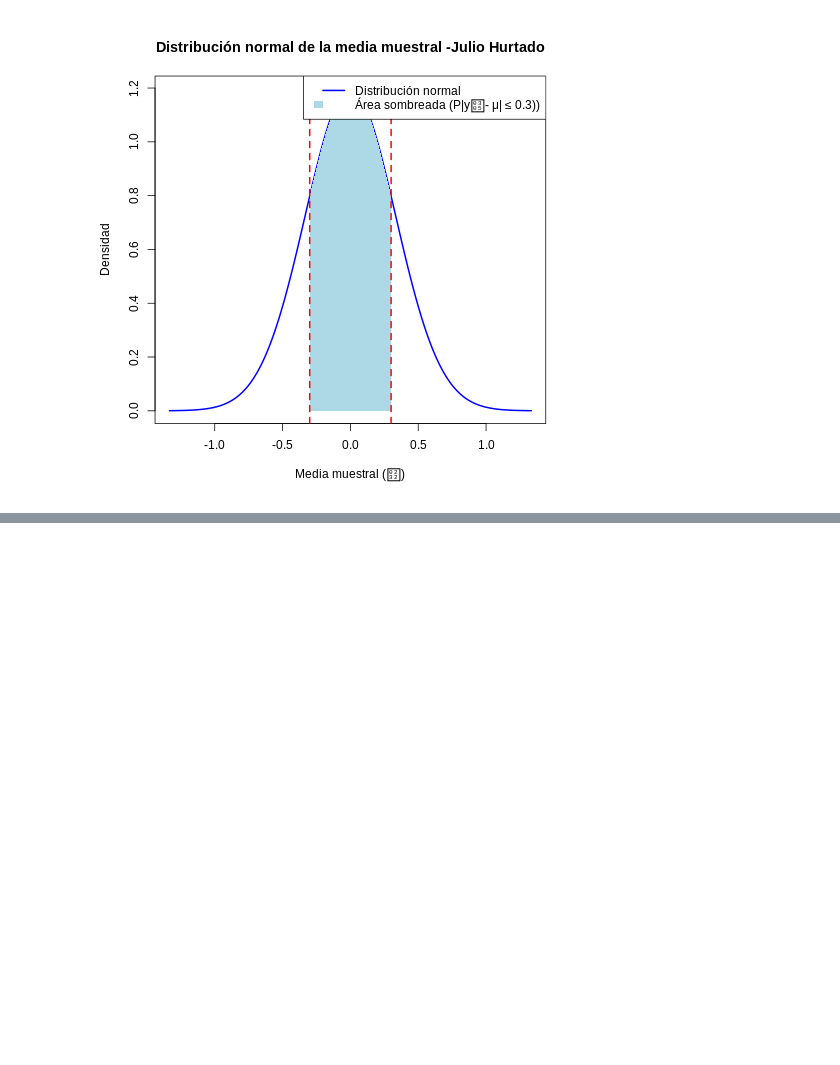
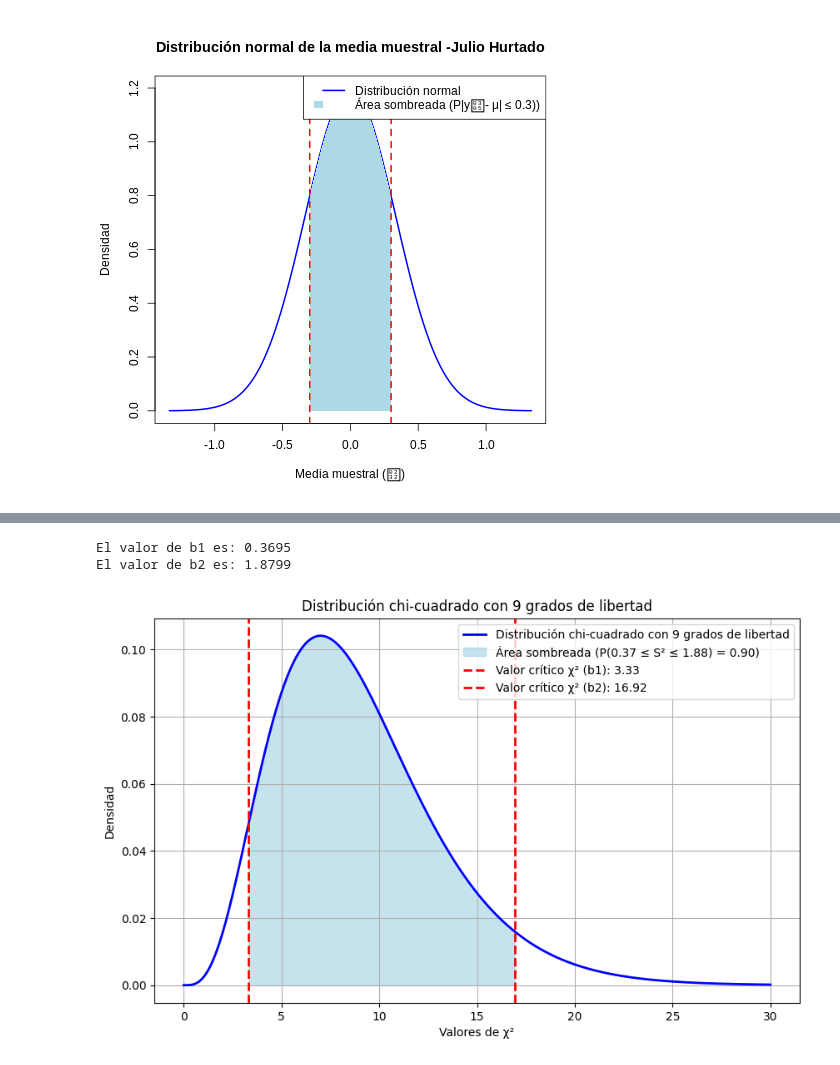
Before and after one commit to JSEFERINO/ESTADISTICA-INFERENCIAL-2025, a Jupyter notebook: B_Distribuciones_Muestrales.ipynb, the cells around one changed output, grey strips where cells are left out. Cells and saved outputs as stored; diff of their text form; code cells hidden in the pictures; blank space fills up the shorter version.

```diff
--- a/B_Distribuciones_Muestrales.ipynb
+++ b/B_Distribuciones_Muestrales.ipynb
@@ -190,0 +375,58 @@ legend("topright", legend = c("Distribución normal", "Área sombreada (P|y̅-
+# %%
+import numpy as np
+import matplotlib.pyplot as plt
+from scipy.stats import chi2
+
+# Parámetros dados
+n = 10          # Tamaño de la muestra
+sigma = 1.0       # Desviación estándar poblacional
+alpha = 0.10      # Nivel de significancia (1 - 0.90)
+
+# Grados de libertad
+df = n - 1
+
+# Encontrar los valores críticos de la distribución chi-cuadrado
+b1_chi2 = chi2.ppf(alpha / 2, df)
+b2_chi2 = chi2.ppf(1 - alpha / 2, df)
+
+b1 = b1_chi2 * sigma**2 / df
+b2 = b2_chi2 * sigma**2 / df
+
+# Mostrar los resultados
+print(f"El valor de b1 es: {round(b1, 4)}")
+print(f"El valor de b2 es: {round(b2, 4)}")
+
+# Crear una secuencia de valores para la distribución chi-cuadrado
+x_chi2 = np.linspace(0, 30, 1000)
+
+# Calcular la densidad de la distribución chi-cuadrado
+y_chi2 = chi2.pdf(x_chi2, df=df)
+
+# Graficar la distribución chi-cuadrado
+plt.figure(figsize=(10, 6))
+plt.plot(x_chi2, y_chi2, linewidth=2, color='blue', label=f'Distribución chi-cuadrado con {df} grados de libertad')
+
+# Sombrear el área correspondiente a P(b1 ≤ S² ≤ b2)
+x_shade_chi2 = np.linspace(b1_chi2, b2_chi2, 1000)
+y_shade_chi2 = chi2.pdf(x_shade_chi2, df=df)
+plt.fill_between(x_shade_chi2, y_shade_chi2, color='lightblue', alpha=0.7, label=f'Área sombreada (P({round(b1, 2)} ≤ S² ≤ {round(b2, 2)}) = 0.90)')
+
+# Añadir líneas verticales para los límites (en términos de la variable chi-cuadrado)
+plt.axvline(b1_chi2, color='red', linestyle='--', linewidth=2, label=f'Valor crítico χ² (b1): {round(b1_chi2, 2)}')
+plt.axvline(b2_chi2, color='red', linestyle='--', linewidth=2, label=f'Valor crítico χ² (b2): {round(b2_chi2, 2)}')
+
+# Añadir etiquetas y título
+plt.xlabel('Valores de χ²')
+plt.ylabel('Densidad')
+plt.title(f'Distribución chi-cuadrado con {df} grados de libertad')
+
+# Añadir leyenda
+plt.legend(loc='upper right')
+
+# Mostrar la gráfica
+plt.grid(True)
+plt.show()
+# %% [output]
+El valor de b1 es: 0.3695
+El valor de b2 es: 1.8799
+[figure, added]
```
Also changed, not shown: parts of 20 cells of this notebook.
